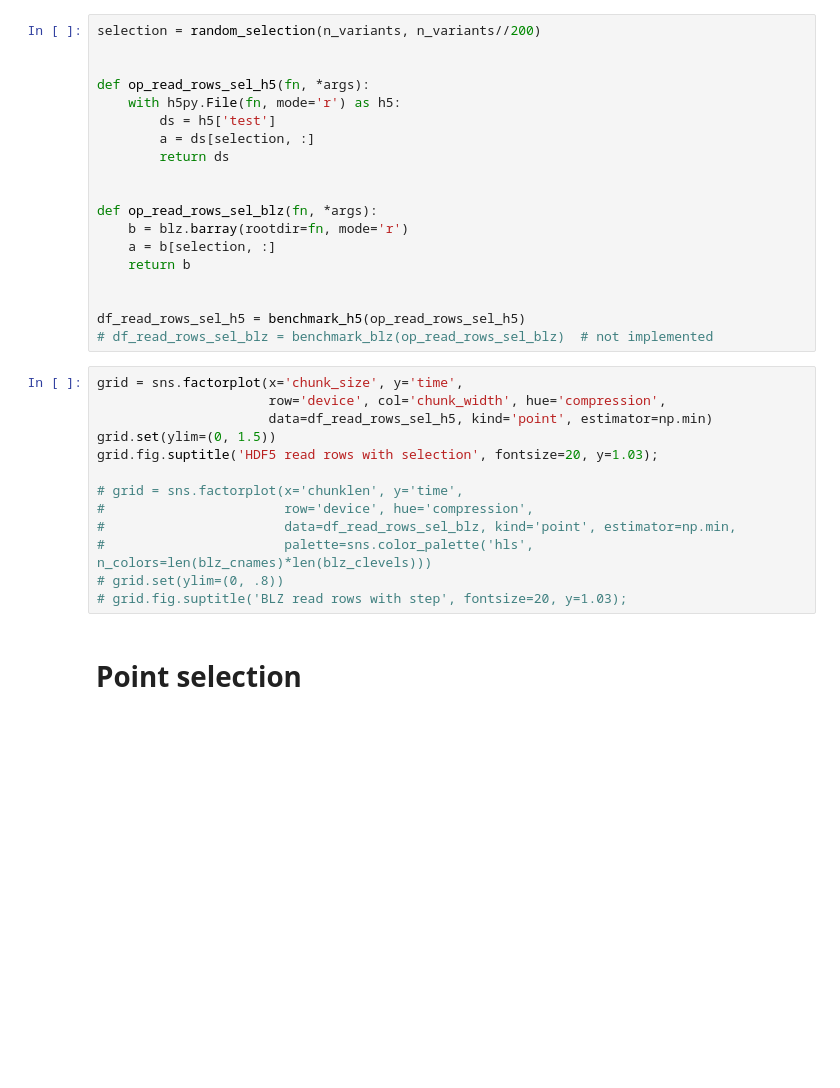
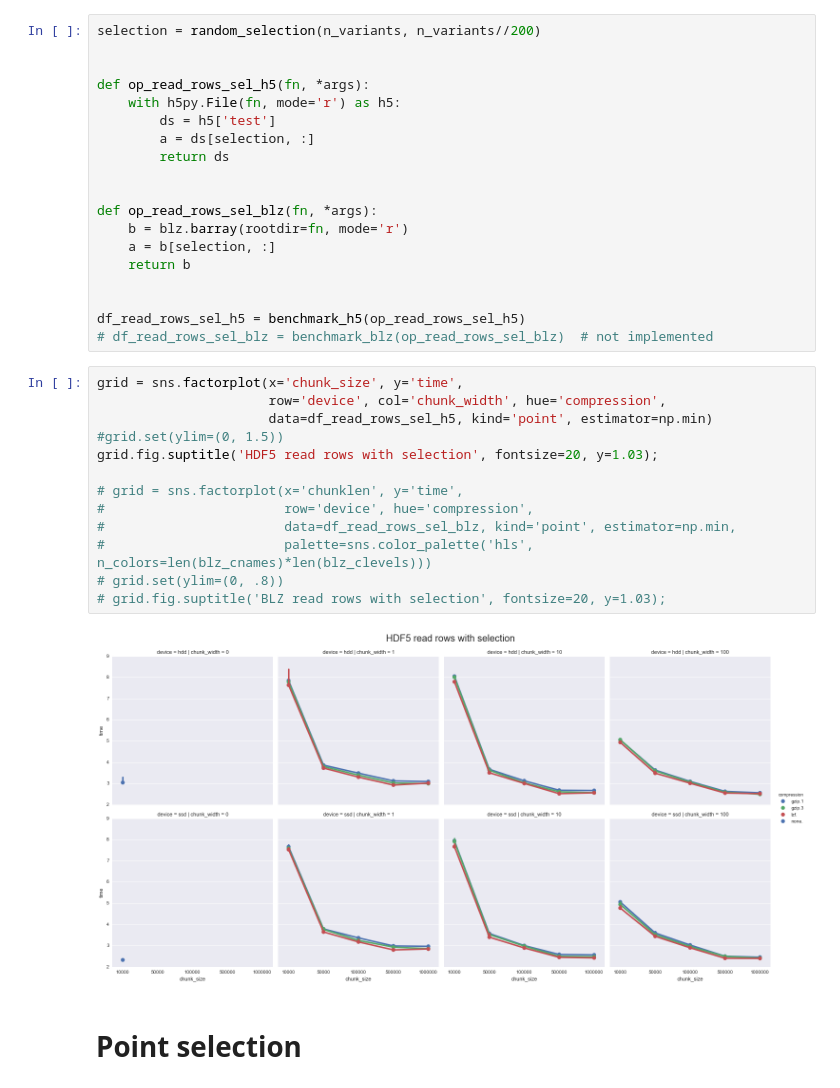
Before and after one commit to kochunov/Testing-HDF5-format-for-whole-genome-sequence-storage, a Jupyter notebook: benchmark_hdf5_blz.ipynb, the cells around one changed output. Saved outputs shown, nothing was run; the diff lists cells and outputs as text; blank space fills up the shorter version.

```diff
--- a/benchmark_hdf5_blz.ipynb
+++ b/benchmark_hdf5_blz.ipynb
@@ -400,16 +419,18 @@ df_read_rows_sel_h5 = benchmark_h5(op_read_rows_sel_h5)
 # %%
 grid = sns.factorplot(x='chunk_size', y='time',
                       row='device', col='chunk_width', hue='compression',
                       data=df_read_rows_sel_h5, kind='point', estimator=np.min)
-grid.set(ylim=(0, 1.5))
+#grid.set(ylim=(0, 1.5))
 grid.fig.suptitle('HDF5 read rows with selection', fontsize=20, y=1.03);
 
 # grid = sns.factorplot(x='chunklen', y='time',
 #                       row='device', hue='compression',
 #                       data=df_read_rows_sel_blz, kind='point', estimator=np.min,
 #                       palette=sns.color_palette('hls', n_colors=len(blz_cnames)*len(blz_clevels)))
 # grid.set(ylim=(0, .8))
-# grid.fig.suptitle('BLZ read rows with step', fontsize=20, y=1.03);
+# grid.fig.suptitle('BLZ read rows with selection', fontsize=20, y=1.03);
+# %% [output]
+[figure, added]
 # %% [markdown]
 # Point selection
 # %%
```
Also changed, not shown: parts of 11 cells of this notebook.
